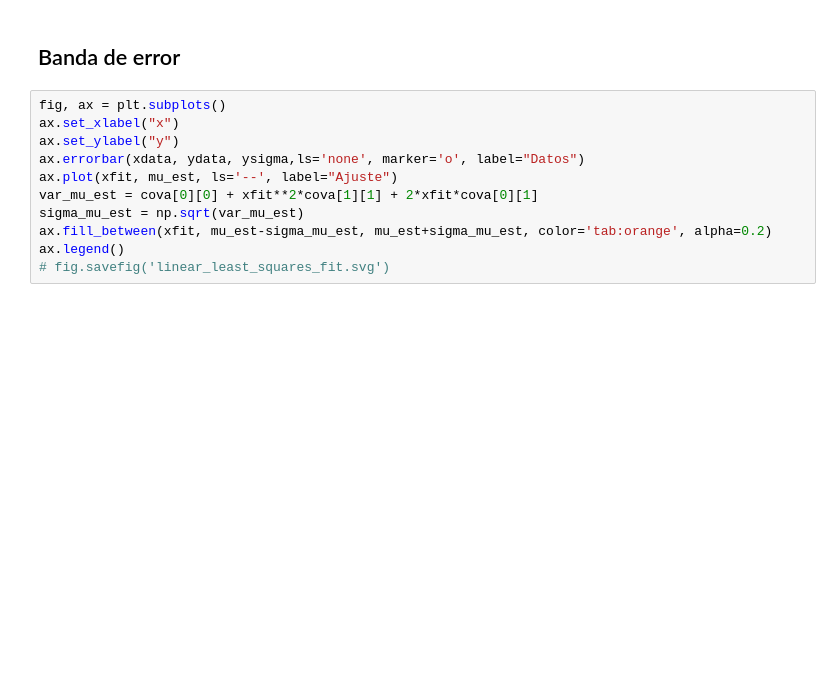
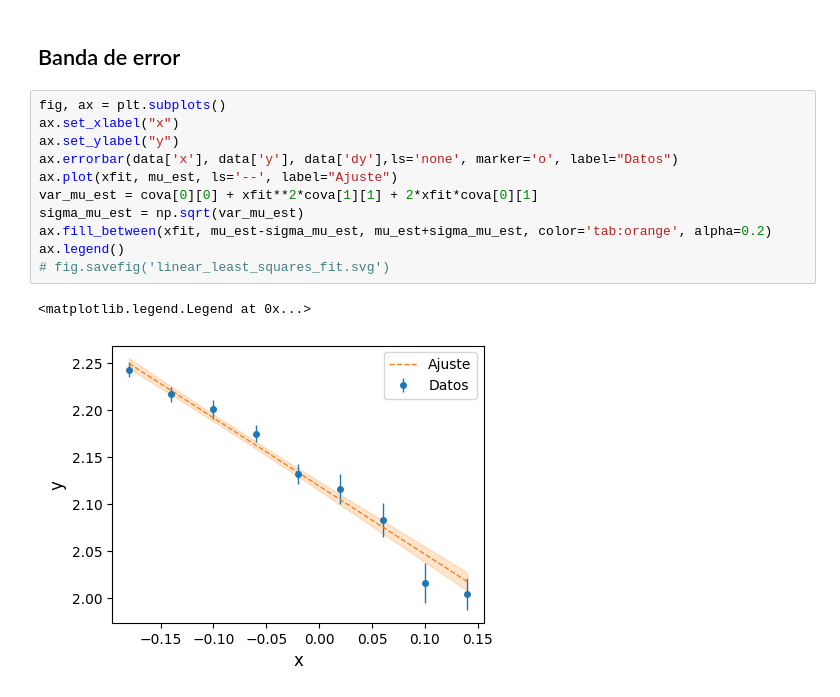
Before and after one commit to ravignad/analisis-estadistico-de-datos, a Jupyter notebook: 7_ajuste_de_datos/cuadrados_minimos_lineal.ipynb, the cells around one changed output. Saved outputs shown, nothing was run; the diff lists cells and outputs as text; blank space fills up the shorter version.

```diff
--- a/7_ajuste_de_datos/cuadrados_minimos_lineal.ipynb
+++ b/7_ajuste_de_datos/cuadrados_minimos_lineal.ipynb
@@ -97,11 +166,14 @@ print(f"pvalor = {pvalor*100:.2f}%")
 # %%
 fig, ax = plt.subplots()
 ax.set_xlabel("x")
 ax.set_ylabel("y")
-ax.errorbar(xdata, ydata, ysigma,ls='none', marker='o', label="Datos")
+ax.errorbar(data['x'], data['y'], data['dy'],ls='none', marker='o', label="Datos")
 ax.plot(xfit, mu_est, ls='--', label="Ajuste")
 var_mu_est = cova[0][0] + xfit**2*cova[1][1] + 2*xfit*cova[0][1]
 sigma_mu_est = np.sqrt(var_mu_est)
 ax.fill_between(xfit, mu_est-sigma_mu_est, mu_est+sigma_mu_est, color='tab:orange', alpha=0.2)
 ax.legend()
 # fig.savefig('linear_least_squares_fit.svg')
+# %% [output]
+<matplotlib.legend.Legend at 0x...>
+[figure, added]
```
Also changed, not shown: parts of 16 cells of this notebook, 1 other file.
